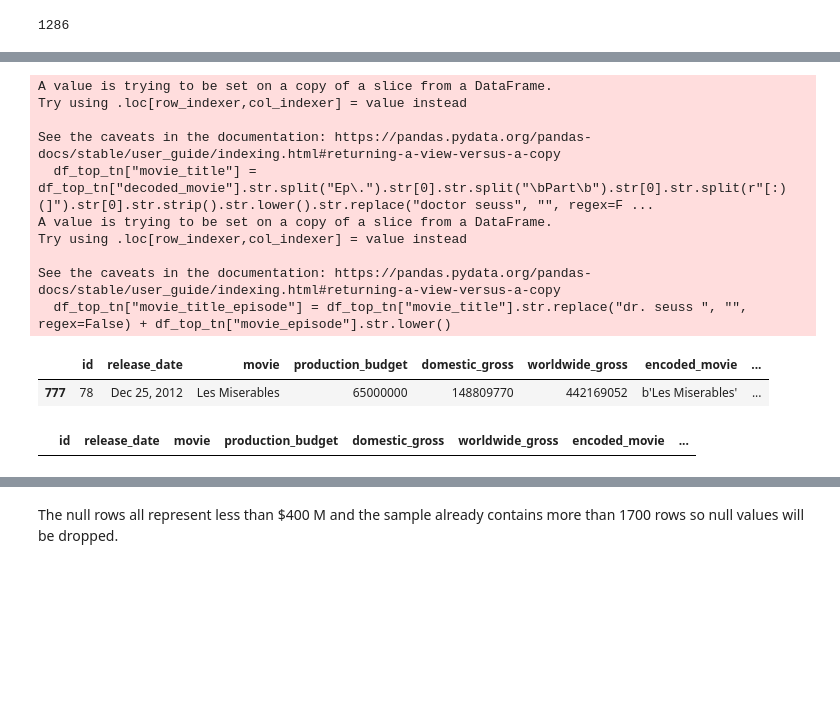
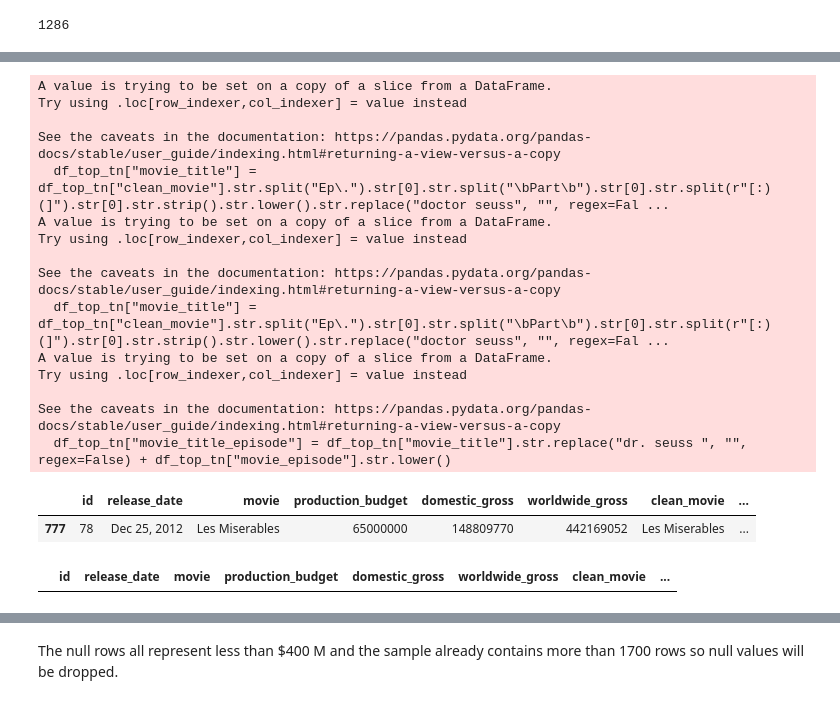
Before and after one commit to AlbaneCM/MicrosoftMovieAnalysis, a Jupyter notebook: microsoft-movie-analysis.ipynb, the cells around one changed output, grey strips where cells are left out. Cells and saved outputs as stored; diff of their text form; code cells hidden in the pictures; blank space fills up the shorter version.

```diff
--- a/microsoft-movie-analysis.ipynb
+++ b/microsoft-movie-analysis.ipynb
@@ -695,5 +695,4 @@ The movie column was saved in the file with non-ascii characters, so these need
 
 The column needs to be encoded as the raw file contains them, to decoded to be read as string again, to replace the characters.
 # %%
-df_tn["encoded_movie"] = df_tn["movie"].str.encode(encoding="ascii", errors="replace")
-df_tn["decoded_movie"] = df_tn["encoded_movie"].str.decode("utf-8", errors="replace").str.replace("???","", regex=False).str.replace("??","", regex=False)
+df_tn["clean_movie"] = df_tn["movie"].str.normalize("NFKD").str.encode('ascii', errors='ignore').str.decode('utf-8')
@@ -732,3 +699 @@ df_tn[["encoded_movie", "movie", "decoded_movie"]]
-# %%
-df_tn["decoded_movie"] = df_tn["decoded_movie"]
 # %%
@@ -947,7 +879,7 @@ df_top_tn.head()
 # %%
 # Under movie_episode, keeping only what comes after ":", replace the na values with "" and lower cap all strings
 
-df_top_tn["movie_episode"] = df_top_tn["decoded_movie"].map(lambda x: x.split(r":")).str[1].fillna("").str.lower()
+df_top_tn["movie_episode"] = df_top_tn["clean_movie"].map(lambda x: x.split(r":")).str[1].fillna("").str.lower()
 
 # Replace roman numbers for part 1 and 2 for Harry Potter and the Deathly Hallows:
 
@@ -966,7 +898,7 @@ df_top_tn["movie_episode"] = df_top_tn["movie_episode"].str.replace("impossible"
 # Spiderman contains 3D, to remove
 df_top_tn["movie_episode"] = df_top_tn["movie_episode"].str.replace(" 3d", "", regex=False)
 
-df_top_tn[df_top_tn["decoded_movie"].str.contains("(?i)spider")]
+df_top_tn[df_top_tn["clean_movie"].str.contains("(?i)spider")]
 # verifying this doesn't cause null movies
 # df_top_tn
 # %% [output]
@@ -1008,31 +940,38 @@ See the caveats in the documentation: https://pandas.pydata.org/pandas-docs/stab
 #         keep movie_episode
 # %%
 # Creating column movie_title if there were more than 1 movie
-df_top_tn["movie_title"] = df_top_tn["decoded_movie"].str.split("Ep\.").str[0].str.split("\bPart\b").str[0].str.split(r"[:)(]").str[0].str.strip().str.lower().str.replace("doctor seuss", "", regex=False).str.replace("'", "", regex=False).str.replace(" the lorax", "the lorax", regex=False)
+df_top_tn["movie_title"] = df_top_tn["clean_movie"].str.split("Ep\.").str[0].str.split("\bPart\b").str[0].str.split(r"[:)(]").str[0].str.strip().str.lower().str.replace("doctor seuss", "", regex=False).str.replace("'", "", regex=False).str.replace(" the lorax", "the lorax", regex=False)
+# Leaving the "'"
+df_top_tn["movie_title"] = df_top_tn["clean_movie"].str.split("Ep\.").str[0].str.split("\bPart\b").str[0].str.split(r"[:)(]").str[0].str.strip().str.lower().str.replace("doctor seuss", "", regex=False).str.replace(" the lorax", "the lorax", regex=False)
 
 
 # Creating column combining the movie title and the episode to have the same way in both
 df_top_tn["movie_title_episode"] = df_top_tn["movie_title"].str.replace("dr. seuss ", "", regex=False) + df_top_tn["movie_episode"].str.lower()
 
 
 
 # For verification
 df_top_tn[df_top_tn["movie"].str.contains("(?i)miserables")]
 # %% [output]
 A value is trying to be set on a copy of a slice from a DataFrame.
 Try using .loc[row_indexer,col_indexer] = value instead
 
 See the caveats in the documentation: https://pandas.pydata.org/pandas-docs/stable/user_guide/indexing.html#returning-a-view-versus-a-copy
-  df_top_tn["movie_title"] = df_top_tn["decoded_movie"].str.split("Ep\.").str[0].str.split("\bPart\b").str[0].str.split(r"[:)(]").str[0].str.strip().str.lower().str.replace("doctor seuss", "", regex=F ...
+  df_top_tn["movie_title"] = df_top_tn["clean_movie"].str.split("Ep\.").str[0].str.split("\bPart\b").str[0].str.split(r"[:)(]").str[0].str.strip().str.lower().str.replace("doctor seuss", "", regex=Fal ...
+A value is trying to be set on a copy of a slice from a DataFrame.
+Try using .loc[row_indexer,col_indexer] = value instead
+
+See the caveats in the documentation: https://pandas.pydata.org/pandas-docs/stable/user_guide/indexing.html#returning-a-view-versus-a-copy
+  df_top_tn["movie_title"] = df_top_tn["clean_movie"].str.split("Ep\.").str[0].str.split("\bPart\b").str[0].str.split(r"[:)(]").str[0].str.strip().str.lower().str.replace("doctor seuss", "", regex=Fal ...
 A value is trying to be set on a copy of a slice from a DataFrame.
 Try using .loc[row_indexer,col_indexer] = value instead
 
 See the caveats in the documentation: https://pandas.pydata.org/pandas-docs/stable/user_guide/indexing.html#returning-a-view-versus-a-copy
   df_top_tn["movie_title_episode"] = df_top_tn["movie_title"].str.replace("dr. seuss ", "", regex=False) + df_top_tn["movie_episode"].str.lower()
-|  | id | release_date | movie | production_budget | domestic_gross | worldwide_gross | encoded_movie | ... |
-| 777 | 78 | Dec 25, 2012 | Les Miserables | 65000000 | 148809770 | 442169052 | b'Les Miserables' | ... |
+|  | id | release_date | movie | production_budget | domestic_gross | worldwide_gross | clean_movie | ... |
+| 777 | 78 | Dec 25, 2012 | Les Miserables | 65000000 | 148809770 | 442169052 | Les Miserables | ... |
 # %%
 # Verifying that no movie_title_episode is empty
 df_top_tn[df_top_tn["movie_title_episode"] == ""]
 # %% [output]
-|  | id | release_date | movie | production_budget | domestic_gross | worldwide_gross | encoded_movie | ... |
+|  | id | release_date | movie | production_budget | domestic_gross | worldwide_gross | clean_movie | ... |
```
Also changed, not shown: parts of 71 cells of this notebook.
